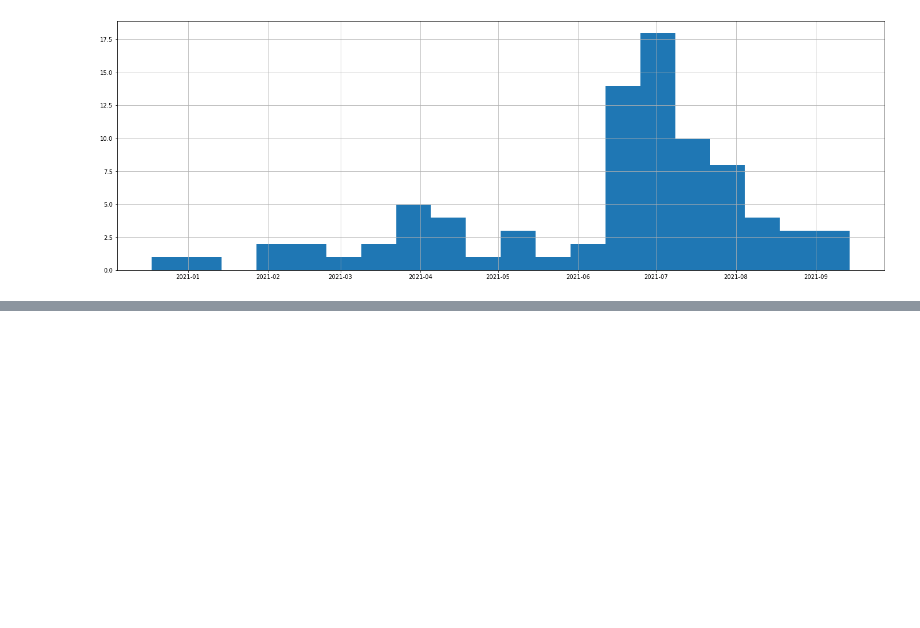
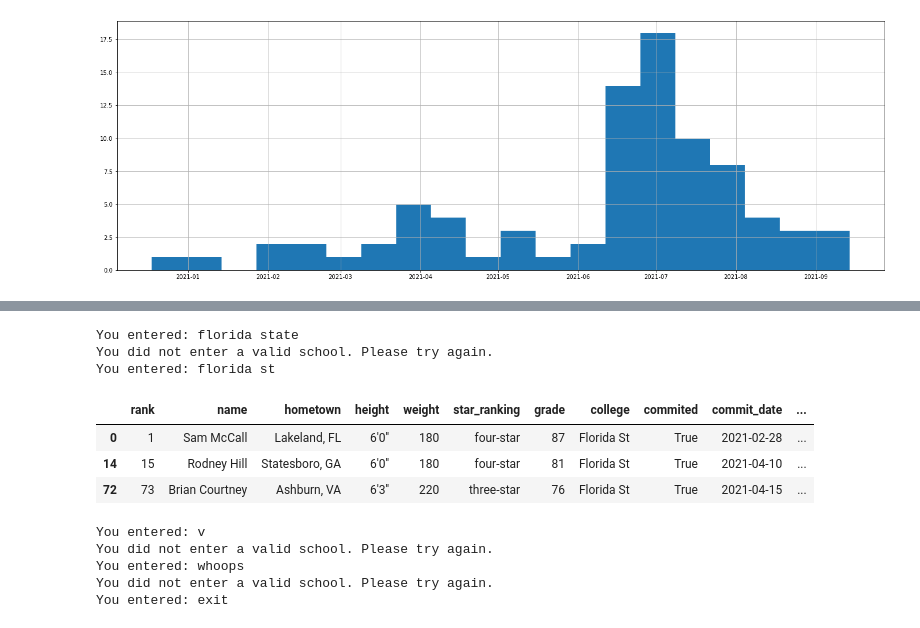
Before and after one commit to LaurenBassett/WebScraper, a Jupyter notebook: main.ipynb, the cells around one changed output, grey strips where cells are left out. Cells and saved outputs as stored; diff of their text form; code cells hidden in the pictures; blank space fills up the shorter version.

```diff
--- a/main.ipynb
+++ b/main.ipynb
@@ -437,0 +477,20 @@ Name: commit_month, dtype: int64
+# %%
+# Test - Look for Florida St, misspelling first attempt
+GetRecruitsForCollege(recruits22)
+# %% [output]
+You entered: florida state
+You did not enter a valid school. Please try again.
+You entered: florida st
+|  | rank | name | hometown | height | weight | star_ranking | grade | college | commited | commit_date | ... |
+| 0 | 1 | Sam McCall | Lakeland, FL | 6'0'' | 180 | four-star | 87 | Florida St | True | 2021-02-28 | ... |
+| 14 | 15 | Rodney Hill | Statesboro, GA | 6'0'' | 180 | four-star | 81 | Florida St | True | 2021-04-10 | ... |
+| 72 | 73 | Brian Courtney | Ashburn, VA | 6'3'' | 220 | three-star | 76 | Florida St | True | 2021-04-15 | ... |
+# %%
+# Test - Exiting loop
+GetRecruitsForCollege(recruits22)
+# %% [output]
+You entered: v
+You did not enter a valid school. Please try again.
+You entered: whoops
+You did not enter a valid school. Please try again.
+You entered: exit
```
Also changed, not shown: parts of 23 cells of this notebook, 1 other file.
